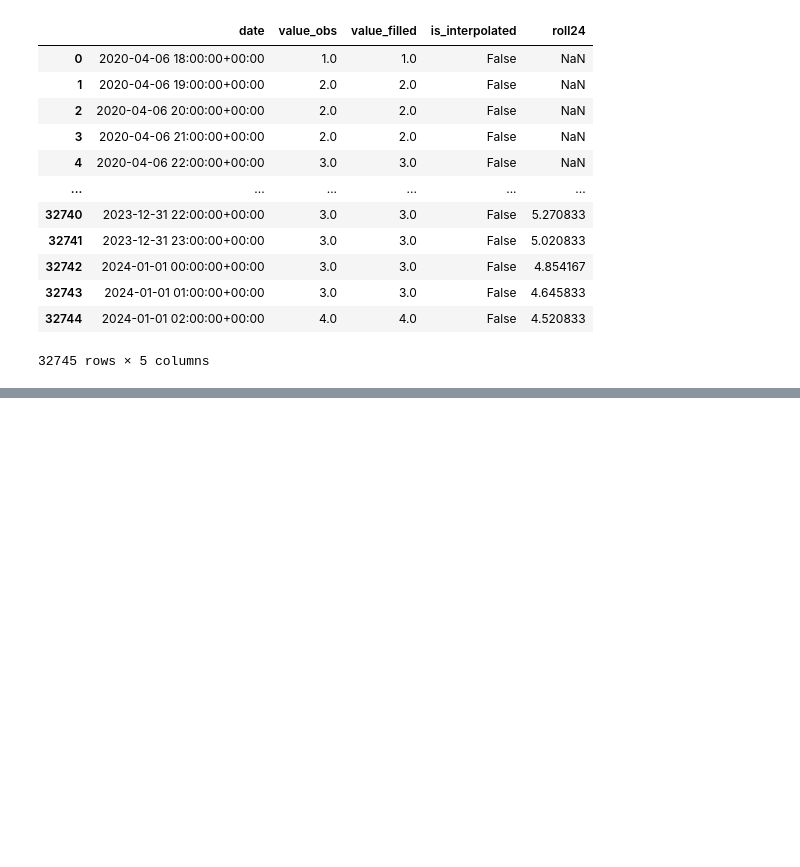
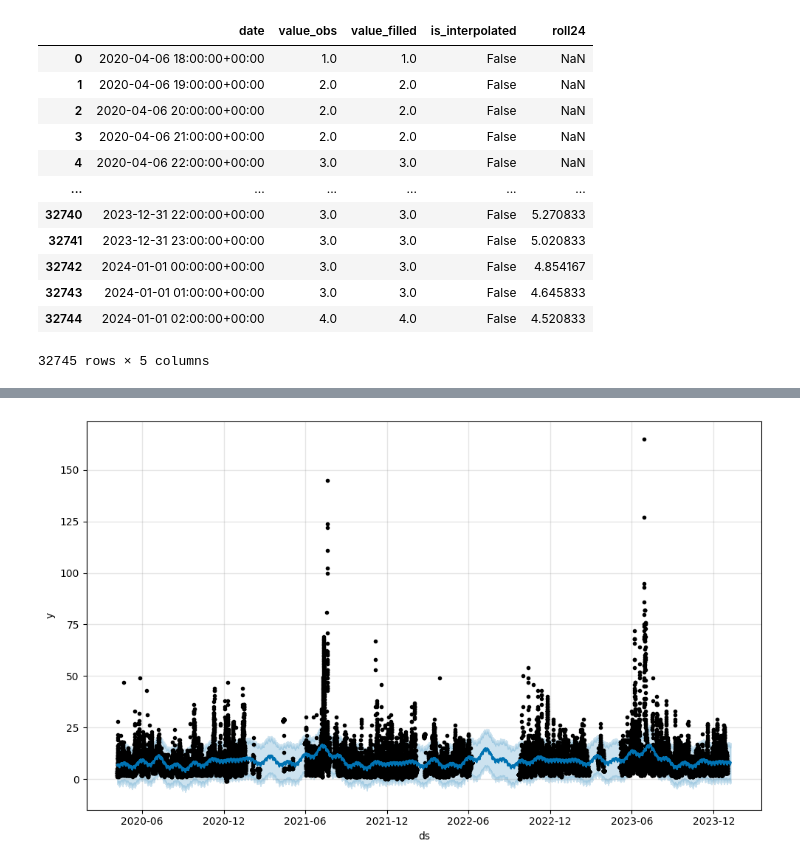
Before and after one commit to olliekm/DeepAQ-System, a Jupyter notebook: notebooks/testingapi.ipynb, the cells around one changed output, grey strips where cells are left out. Saved outputs shown, nothing was run; the diff lists cells and outputs as text; code cells hidden in the pictures; blank space fills up the shorter version.

```diff
--- a/notebooks/testingapi.ipynb
+++ b/notebooks/testingapi.ipynb
@@ -344,8 +344,4 @@ forecast = model.predict(future)
 # Plot
 fig1 = model.plot(forecast)
 plt.show()
-
-# Optional: Plot components (trend, seasonality)
-fig2 = model.plot_components(forecast)
-plt.show()
 # %% [output]
@@ -352,0 +350 @@ KeyError: 'date'
+[figure, added]
```
Also changed, not shown: parts of 2 cells of this notebook, 3 other files.
